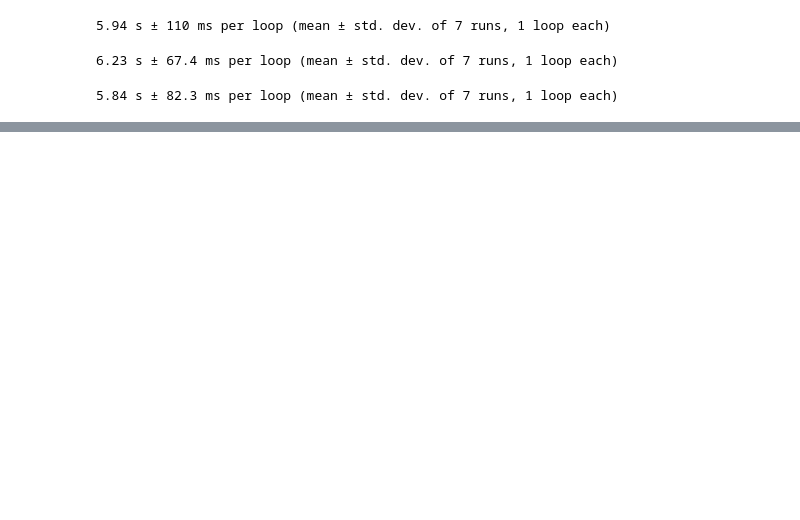
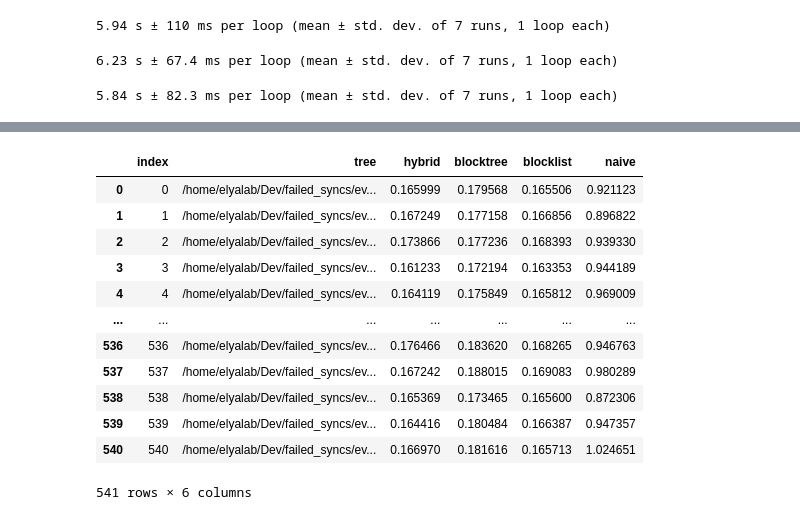
Before and after one commit to nimrodSerokTAU/evo-sim, a Jupyter notebook: benchmark/empirical_trees.ipynb, the cells around one changed output, grey strips where cells are left out. Saved outputs shown, nothing was run; the diff lists cells and outputs as text; code cells hidden in the pictures; blank space fills up the shorter version.

```diff
--- a/benchmark/empirical_trees.ipynb
+++ b/benchmark/empirical_trees.ipynb
@@ -102,3 +102,19 @@ times_df.loc[(times_df.blocklist - times_df.hybrid).abs().idxmax()].to_list()
+# %%
+times_df.to_csv("all_methods_comparison.csv")
+# %% [output]
+|  | index | tree | hybrid | blocktree | blocklist | naive |
+| 0 | 0 | /home/elyalab/Dev/failed_syncs/ev... | 0.165999 | 0.179568 | 0.165506 | 0.921123 |
+| 1 | 1 | /home/elyalab/Dev/failed_syncs/ev... | 0.167249 | 0.177158 | 0.166856 | 0.896822 |
+| 2 | 2 | /home/elyalab/Dev/failed_syncs/ev... | 0.173866 | 0.177236 | 0.168393 | 0.939330 |
+| 3 | 3 | /home/elyalab/Dev/failed_syncs/ev... | 0.161233 | 0.172194 | 0.163353 | 0.944189 |
+| 4 | 4 | /home/elyalab/Dev/failed_syncs/ev... | 0.164119 | 0.175849 | 0.165812 | 0.969009 |
+| ... | ... | ... | ... | ... | ... | ... |
+| 536 | 536 | /home/elyalab/Dev/failed_syncs/ev... | 0.176466 | 0.183620 | 0.168265 | 0.946763 |
+| 537 | 537 | /home/elyalab/Dev/failed_syncs/ev... | 0.167242 | 0.188015 | 0.169083 | 0.980289 |
+| 538 | 538 | /home/elyalab/Dev/failed_syncs/ev... | 0.165369 | 0.173465 | 0.165600 | 0.872306 |
+| 539 | 539 | /home/elyalab/Dev/failed_syncs/ev... | 0.164416 | 0.180484 | 0.166387 | 0.947357 |
+| 540 | 540 | /home/elyalab/Dev/failed_syncs/ev... | 0.166970 | 0.181616 | 0.165713 | 1.024651 |
+541 rows × 6 columns
 # %%
 times_df.iloc[:,2:].idxmin(axis=1).value_counts()
 # %% [output]
```
Also changed, not shown: parts of 6 cells of this notebook, 4 other files.
